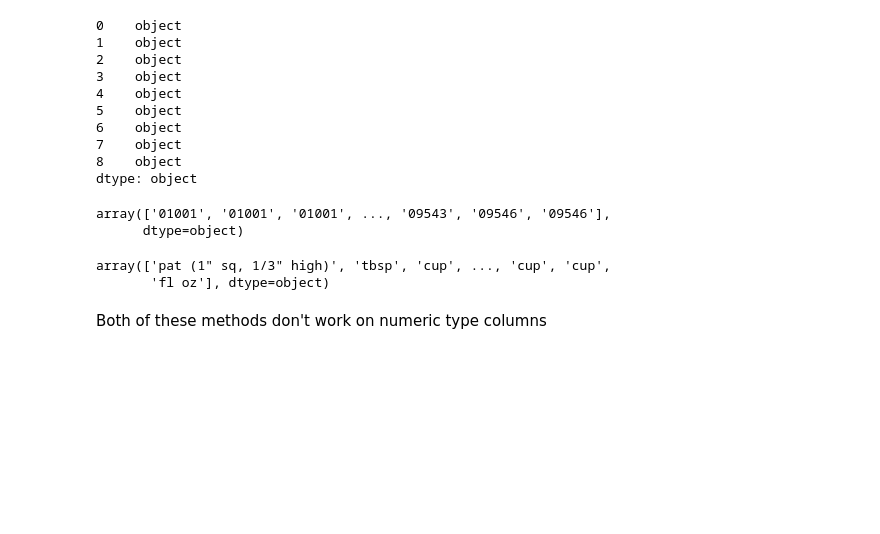
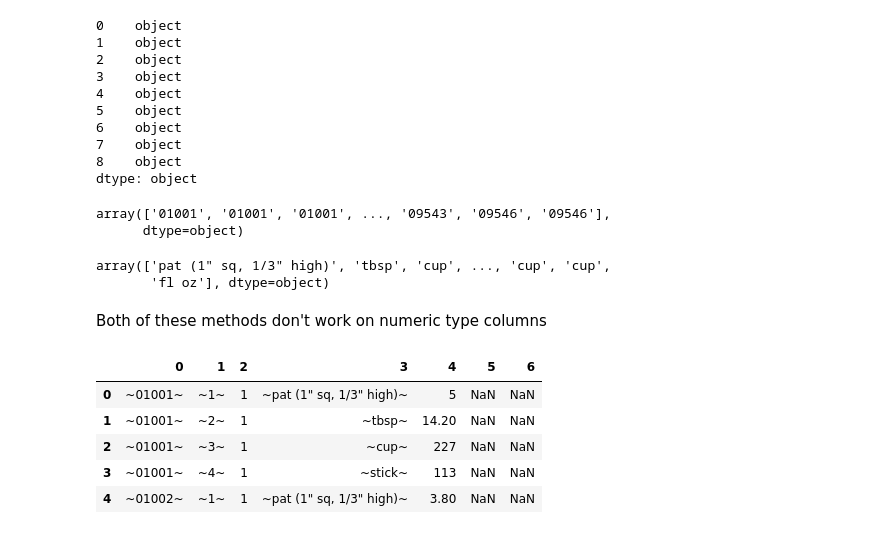
Before and after one commit to SalMaciel/nutrition_dataset, a Jupyter notebook: exploratory.ipynb, the cells around one changed output. Cells and saved outputs as stored; diff of their text form; code cells hidden in the pictures; blank space fills up the shorter version.

Commit message:
reading data as object type will help clean data

```diff
--- a/exploratory.ipynb
+++ b/exploratory.ipynb
@@ -187,13 +187,23 @@ test1
 # %% [output]
 array(['01001', '01001', '01001', ..., '09543', '09546', '09546'],
       dtype=object)
-# %%
-test3 = WEIGHT_df[3].str
-test3 = np.where(test3.startswith('~'), test3.replace('~', '', regex = True),\
-                 np.where(test3.endswith('~'), test3.replace('~', '', regex = True), test3))
-test3
-# %% [output]
-array(['pat (1" sq, 1/3" high)', 'tbsp', 'cup', ..., 'cup', 'cup',
-       'fl oz'], dtype=object)
-# %% [markdown]
-Both of these methods don't work on numeric type columns
+# %%
+test3 = WEIGHT_df[3].str
+test3 = np.where(test3.startswith('~'), test3.replace('~', '', regex = True),\
+                 np.where(test3.endswith('~'), test3.replace('~', '', regex = True), test3))
+test3
+# %% [output]
+array(['pat (1" sq, 1/3" high)', 'tbsp', 'cup', ..., 'cup', 'cup',
+       'fl oz'], dtype=object)
+# %% [markdown]
+Both of these methods don't work on numeric type columns
+# %%
+try_new_df = pd.read_csv("data/WEIGHT.txt", sep = "^", header = None, dtype = "object",encoding = "ISO-8859-1")
+try_new_df.head()
+# %% [output]
+|  | 0 | 1 | 2 | 3 | 4 | 5 | 6 |
+| 0 | ~01001~ | ~1~ | 1 | ~pat (1" sq, 1/3" high)~ | 5 | NaN | NaN |
+| 1 | ~01001~ | ~2~ | 1 | ~tbsp~ | 14.20 | NaN | NaN |
+| 2 | ~01001~ | ~3~ | 1 | ~cup~ | 227 | NaN | NaN |
+| 3 | ~01001~ | ~4~ | 1 | ~stick~ | 113 | NaN | NaN |
+| 4 | ~01002~ | ~1~ | 1 | ~pat (1" sq, 1/3" high)~ | 3.80 | NaN | NaN |
```
Also changed, not shown: parts of 3 cells of this notebook.
